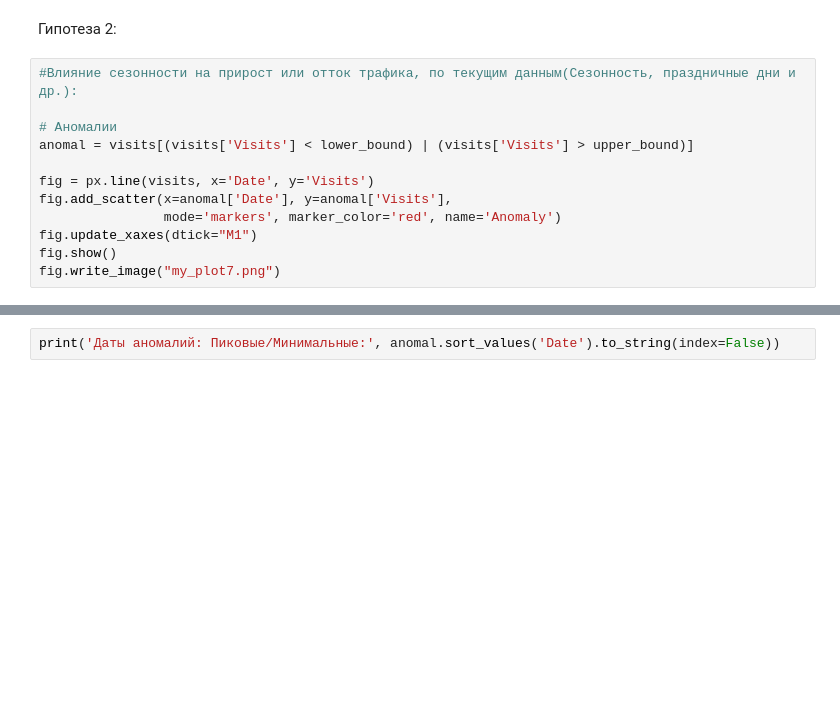
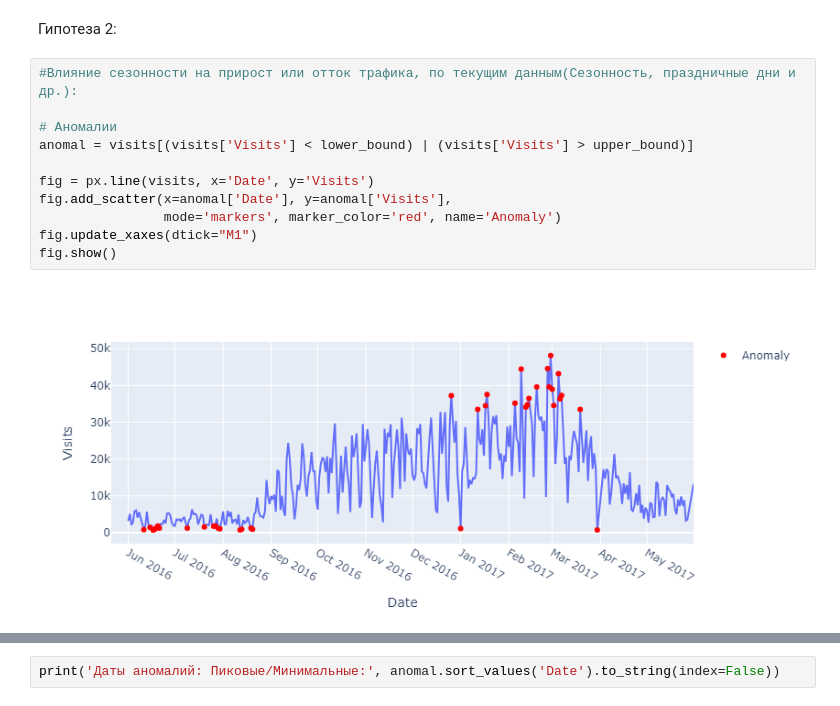
Before and after one commit to KYBqq/Cohort-marketing-analysis, a Jupyter notebook: Cohort-marketing-analysis.ipynb, the cells around one changed output, grey strips where cells are left out. Cells and saved outputs as stored; diff of their text form; blank space fills up the shorter version.

```diff
--- a/Cohort-marketing-analysis.ipynb
+++ b/Cohort-marketing-analysis.ipynb
@@ -377,12 +389,13 @@ WARNING Thread(Thread-14 (run)) Task(Task-187) choreographer.browser_async:brows
 # %%
 #Влияние сезонности на прирост или отток трафика, по текущим данным(Cезонность, праздничные дни и др.):
 
 # Аномалии
 anomal = visits[(visits['Visits'] < lower_bound) | (visits['Visits'] > upper_bound)]
 
 fig = px.line(visits, x='Date', y='Visits')
 fig.add_scatter(x=anomal['Date'], y=anomal['Visits'],
                 mode='markers', marker_color='red', name='Anomaly')
 fig.update_xaxes(dtick="M1")
 fig.show()
-fig.write_image("my_plot7.png")
+# %% [output]
+[figure, added]
```
Also changed, not shown: parts of 11 cells of this notebook, 7 other files.
